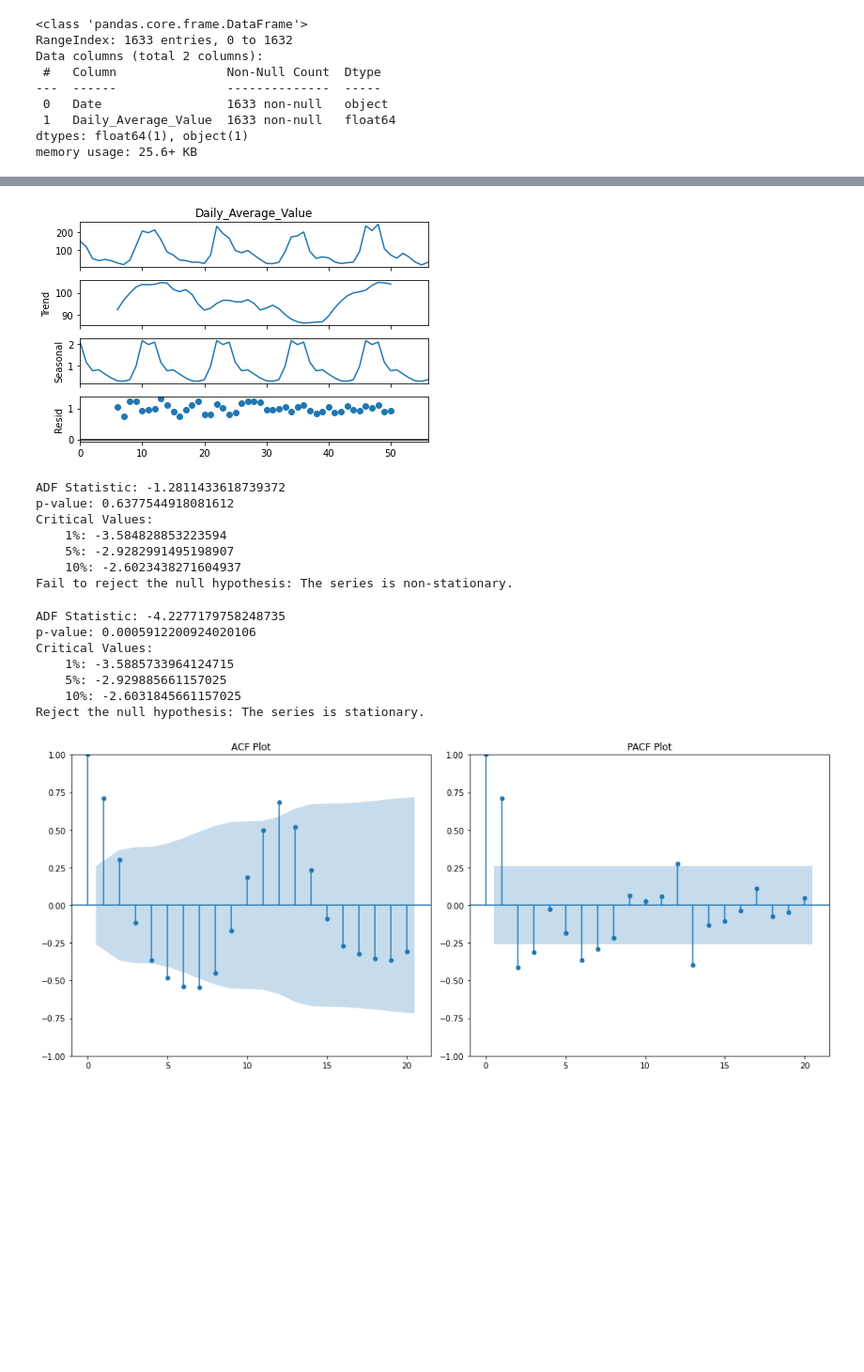
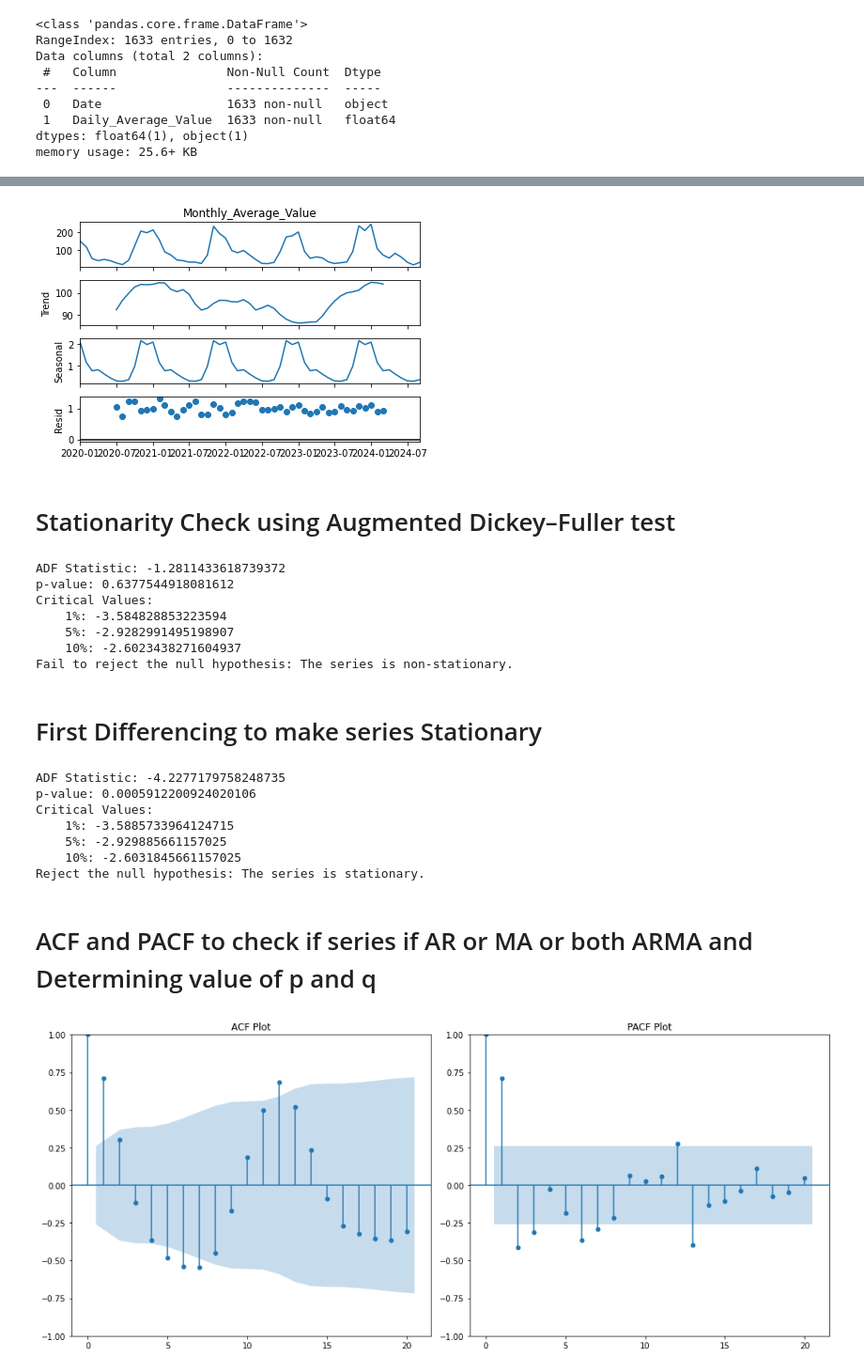
Before and after one commit to Shubham1193/Diwali-pollution-forcasting, a Jupyter notebook: timeseries.ipynb, the cells around one changed output, grey strips where cells are left out. Shown: that part at 94% size. Drawn from its saved outputs; the diff is of its cells as text; code cells hidden in the pictures; blank space fills up the shorter version.

```diff
--- a/timeseries.ipynb
+++ b/timeseries.ipynb
@@ -312,6 +312,8 @@ monthly_avg['Month'] = monthly_avg['Month'].dt.to_timestamp()
 monthly_avg = monthly_avg.set_index('Month')
 
 # Now monthly_avg will have 'Month' as its index and can be plotted directly
+# Rename the column
+monthly_avg.rename(columns={'Daily_Average_Value': 'Monthly_Average_Value'}, inplace=True)
 # %%
 monthly_avg.head()
 # %% [output]
@@ -367,9 +373,11 @@ pyplot.show()
 # %%
-result = seasonal_decompose(monthly_avg['Daily_Average_Value'], model='multiplicative', period=12)
+result = seasonal_decompose(monthly_avg['Monthly_Average_Value'], model='multiplicative', period=12)
 result.plot()
 pyplot.show()
 # %% [output]
-[figure, old version]
+[figure, new version]
+# %% [markdown]
+# Stationarity Check using Augmented Dickey–Fuller test
 # %%
 from statsmodels.tsa.stattools import adfuller
 
@@ -396,4 +404,6 @@ Critical Values:
     5%: -2.9282991495198907
     10%: -2.6023438271604937
 Fail to reject the null hypothesis: The series is non-stationary.
+# %% [markdown]
+# First Differencing to make series Stationary
 # %%
@@ -407,6 +417,8 @@ Critical Values:
     5%: -2.929885661157025
     10%: -2.6031845661157025
 Reject the null hypothesis: The series is stationary.
+# %% [markdown]
+# ACF and PACF to check if series if AR or MA or both ARMA and Determining value of p and q
 # %%
 import pandas as pd
 import matplotlib.pyplot as plt
```
Also changed, not shown: parts of 18 cells of this notebook.
